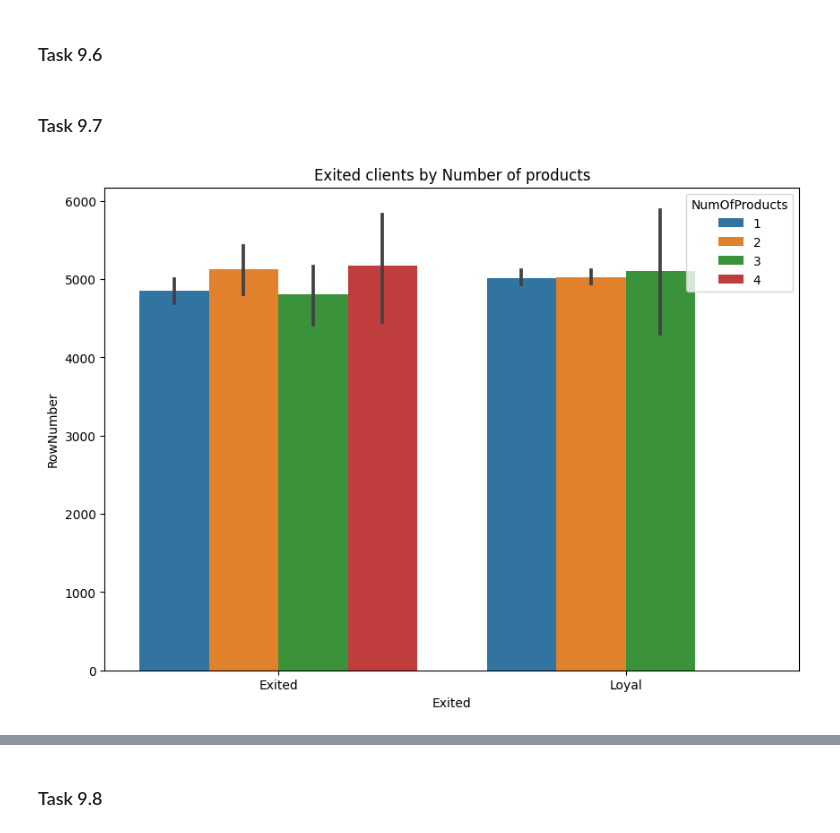
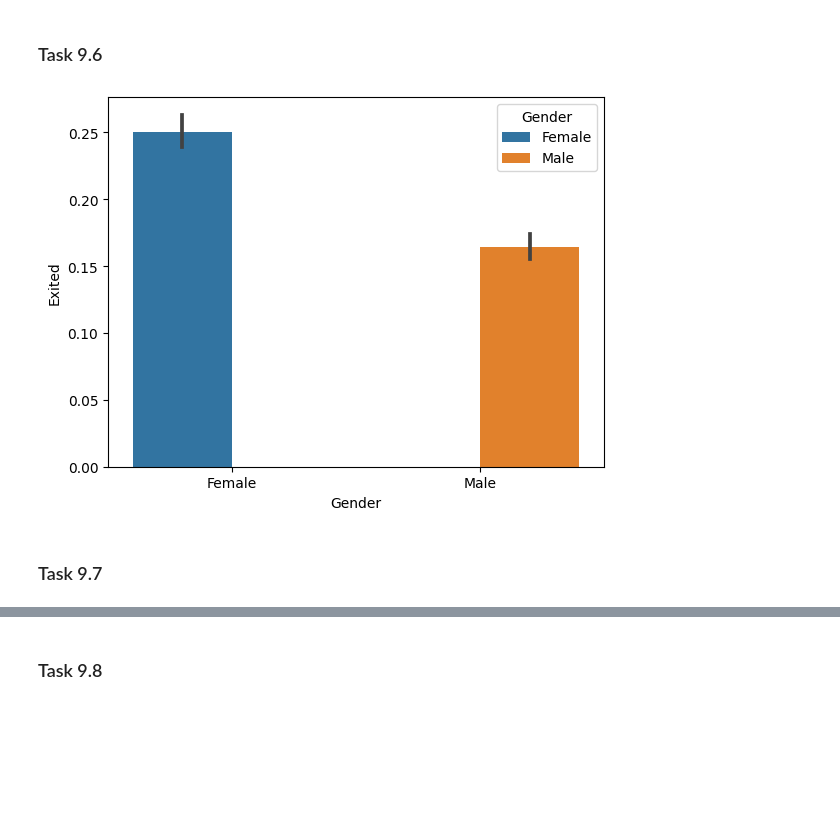
Before and after one commit to PlatArs/Bank_Analytics, a Jupyter notebook: Bank_Analytics.ipynb, the cells around one changed output, grey strips where cells are left out. Cells and saved outputs as stored; diff of their text form; code cells hidden in the pictures; blank space fills up the shorter version.

```diff
--- a/Bank_Analytics.ipynb
+++ b/Bank_Analytics.ipynb
@@ -158,0 +117,5 @@ fig.show()
+# %%
+data_96= pd.read_csv('data/churn.csv')
+sns.barplot(data=data_96, x='Gender', y="Exited", hue="Gender");
+# %% [output]
+[figure, added]
@@ -159,18 +125,2 @@ fig.show()
 # %% [markdown]
 ### Task 9.7
-# %%
-#9.7. Как отток клиентов зависит от числа приобретённых у банка услуг?
-#Для ответа на этот вопрос постройте многоуровневую столбчатую диаграмму.
-
-fig = plt.figure(figsize=(10, 7))
-#churn_data['quarter'] = croped_covid_df['date'].dt.quarter
-barplot = sns.barplot(
-    data=churn_data,
-    x='Exited',  # По умолчанию метод отображает среднее по столбцу, который указан в параметре x
-    y='RowNumber',
-    estimator='mean',   # вместо среднего можно вычислить и любую другую статистическую характеристику
-    hue='NumOfProducts',
-)
-barplot.set_title('Exited clients by Number of products');
-# %% [output]
-[figure, removed]
```
Also changed, not shown: parts of 21 cells of this notebook.
